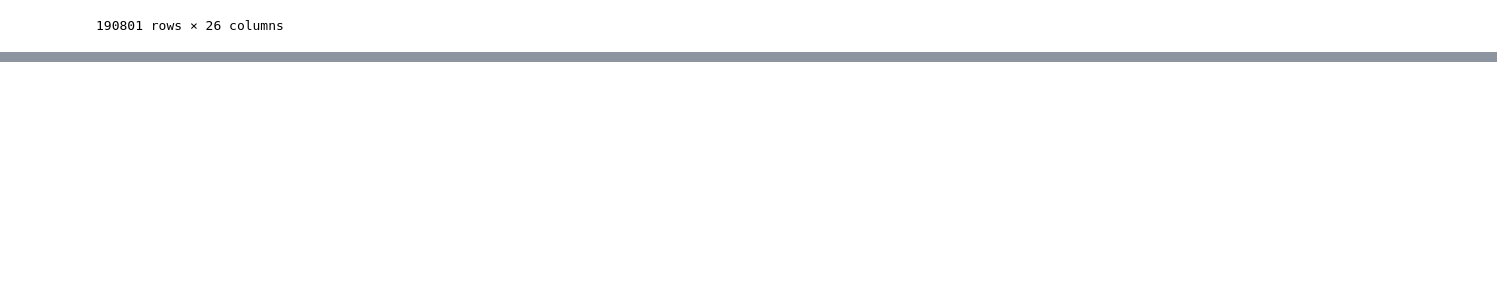
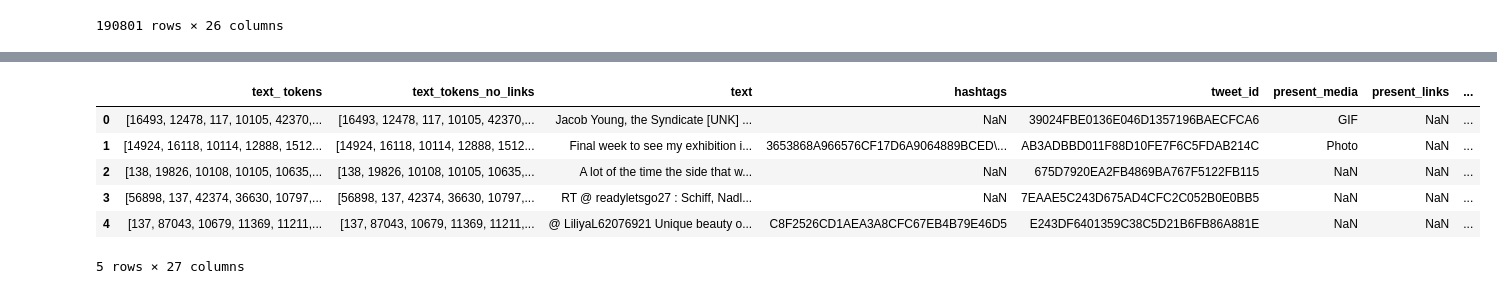
Before and after one commit to RicardFS90/Recsys_Twitter, a Jupyter notebook: Text analysis per entrega.ipynb, the cells around one changed output, grey strips where cells are left out. Drawn from its saved outputs; the diff is of its cells as text; code cells hidden in the pictures; blank space fills up the shorter version.

```diff
--- a/Text analysis per entrega.ipynb
+++ b/Text analysis per entrega.ipynb
@@ -337,2 +337,42 @@ Schiff must release the IG report, without changes or tampering, which is said t
+# %%
+#Create text with no links
+d_eng['text_tokens_no_links'] = ""
+
+for index, row in d_eng.iterrows():
+    links_list = []
+    tweet_text = tokenizer.decode(d_eng['text_ tokens'][index])
+    links_list = re.findall(valid_pattern, tweet_text)
+
+    for i, s in enumerate(links_list):
+        if i != 0:
+            tweet_text = tweet_text_replaced
+        link_old = s
+        tweet_text_replaced = tweet_text.replace(link_old, '')
+
+    if links_list == []:
+        d_eng.at[index, 'text_tokens_no_links'] = d_eng['text_ tokens'][index]
+    else:
+        new_tokens = tokenizer.encode(tweet_text_replaced)
+        new_tokens = [str(x) for x in new_tokens]
+        d_eng.at[index, 'text_tokens_no_links'] = new_tokens
+
+for k in range(len(d_eng['text_tokens_no_links'])):
+    for r in num_tokens:
+        if r in d_eng['text_tokens_no_links'][k]:
+            d_eng['text_tokens_no_links'][k].remove(r)
+# %%
+second_col = d_eng['text_tokens_no_links']
+d_eng.drop(labels=['text_tokens_no_links'], axis=1, inplace = True)
+d_eng.insert(1, 'text_tokens_no_links', second_col)
+
+d_eng.head()
+# %% [output]
+|  | text_ tokens | text_tokens_no_links | text | hashtags | tweet_id | present_media | present_links | ... |
+| 0 | [16493, 12478, 117, 10105, 42370,... | [16493, 12478, 117, 10105, 42370,... | Jacob Young, the Syndicate [UNK] ... | NaN | 39024FBE0136E046D1357196BAECFCA6 | GIF | NaN | ... |
+| 1 | [14924, 16118, 10114, 12888, 1512... | [14924, 16118, 10114, 12888, 1512... | Final week to see my exhibition i... | 3653868A966576CF17D6A9064889BCED\... | AB3ADBBD011F88D10FE7F6C5FDAB214C | Photo | NaN | ... |
+| 2 | [138, 19826, 10108, 10105, 10635,... | [138, 19826, 10108, 10105, 10635,... | A lot of the time the side that w... | NaN | 675D7920EA2FB4869BA767F5122FB115 | NaN | NaN | ... |
+| 3 | [56898, 137, 42374, 36630, 10797,... | [56898, 137, 42374, 36630, 10797,... | RT @ readyletsgo27 : Schiff, Nadl... | NaN | 7EAAE5C243D675AD4CFC2C052B0E0BB5 | NaN | NaN | ... |
+| 4 | [137, 87043, 10679, 11369, 11211,... | [137, 87043, 10679, 11369, 11211,... | @ LiliyaL62076921 Unique beauty o... | C8F2526CD1AEA3A8CFC67EB4B79E46D5 | E243DF6401359C38C5D21B6FB86A881E | NaN | NaN | ... |
+5 rows × 27 columns
 # %%
 #Inspect different types of tweets in order to understand which kind of links we have
```
Also changed, not shown: parts of 1 cell of this notebook.
